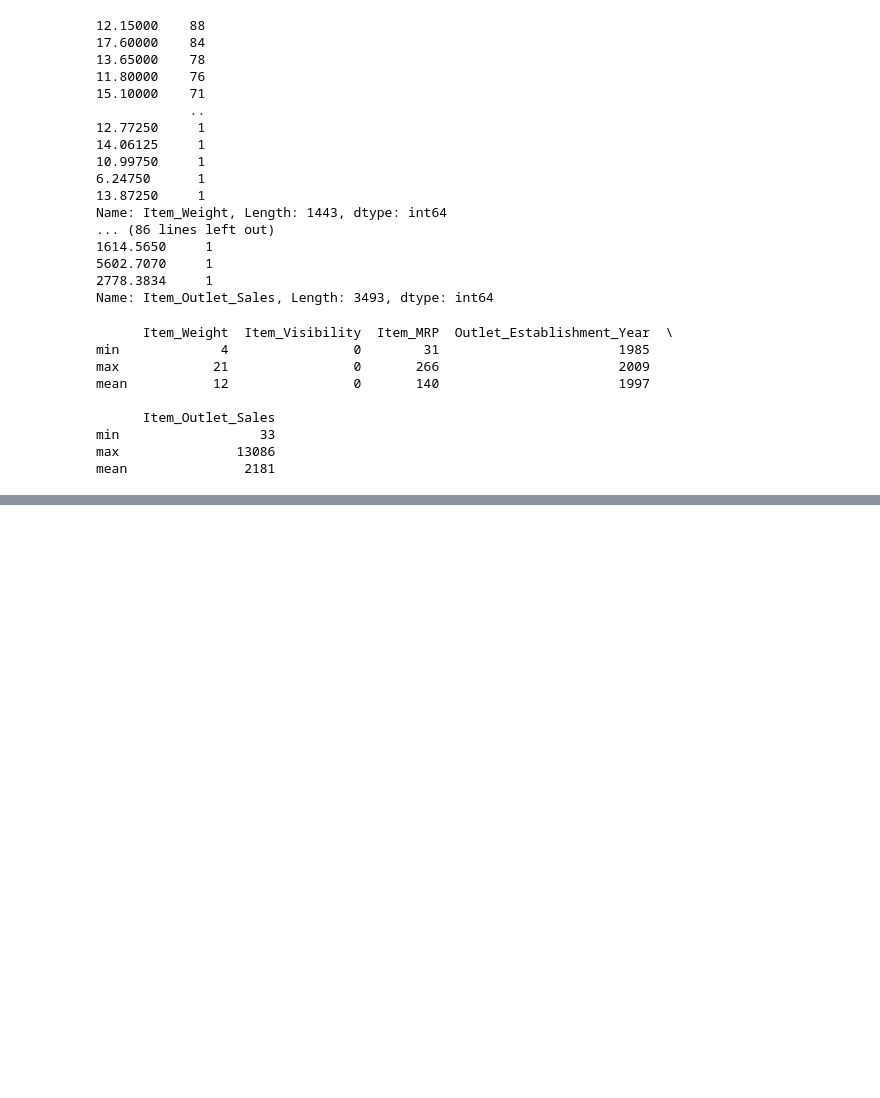
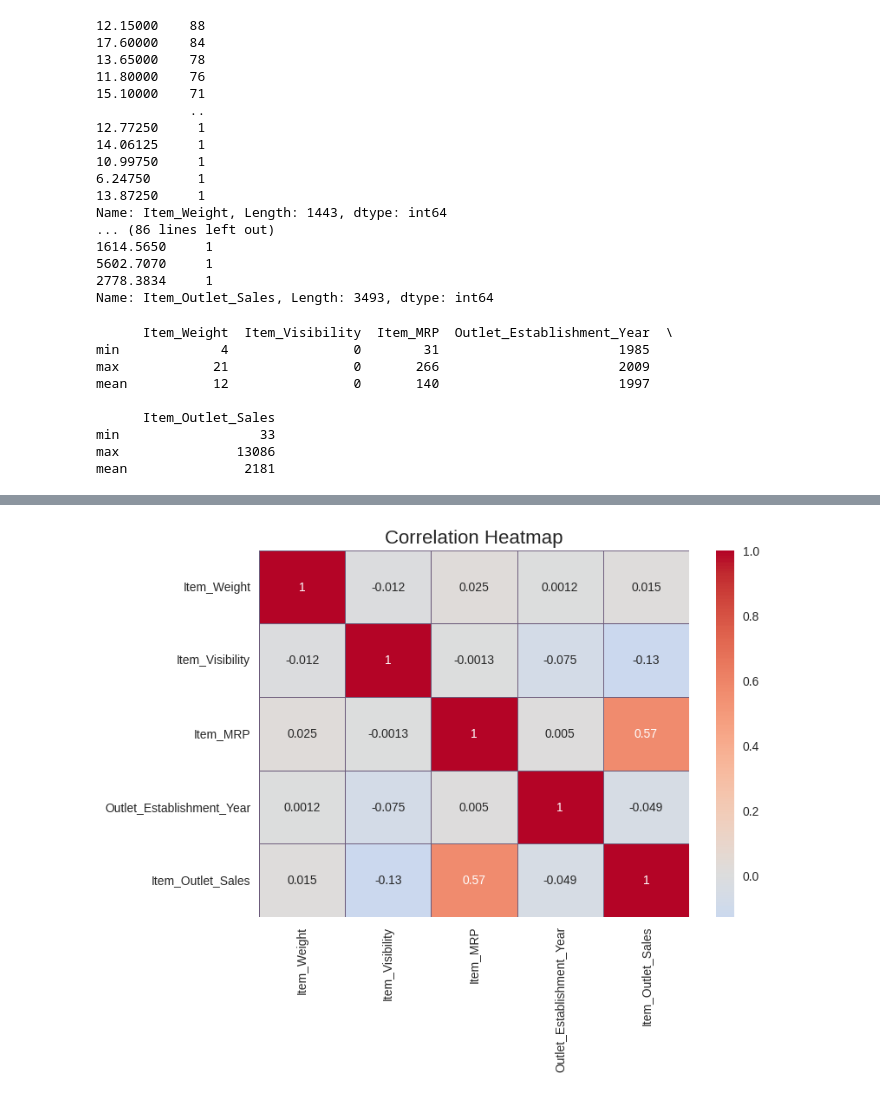
Before and after one commit to roseanalytica/sales_prediction, a Jupyter notebook: Sales_Prediction_Project.ipynb, the cells around one changed output, grey strips where cells are left out. Drawn from its saved outputs; the diff is of its cells as text; code cells hidden in the pictures; blank space fills up the shorter version.

```diff
--- a/Sales_Prediction_Project.ipynb
+++ b/Sales_Prediction_Project.ipynb
@@ -181,0 +239,8 @@ mean               2181
+# %%
+# Heatmap
+corr = df.select_dtypes(include=[np.number]).corr()
+sns.heatmap(corr, annot=True, cmap='coolwarm', center=0, linewidths=0.5, linecolor='#6c5b7b')
+plt.title('Correlation Heatmap', fontsize=16)
+plt.show()
+# %% [output]
+[figure, added]
```
Also changed, not shown: parts of 14 cells of this notebook.
